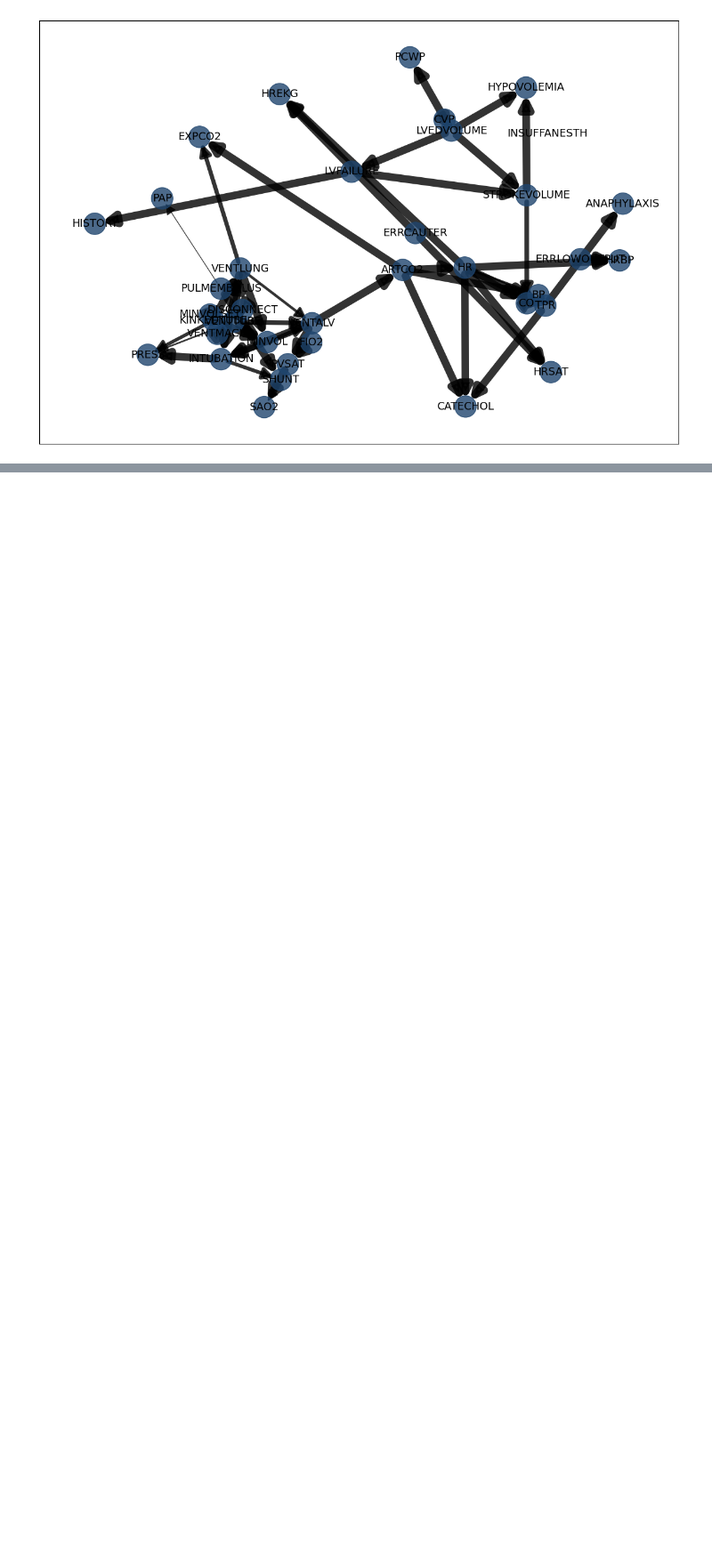
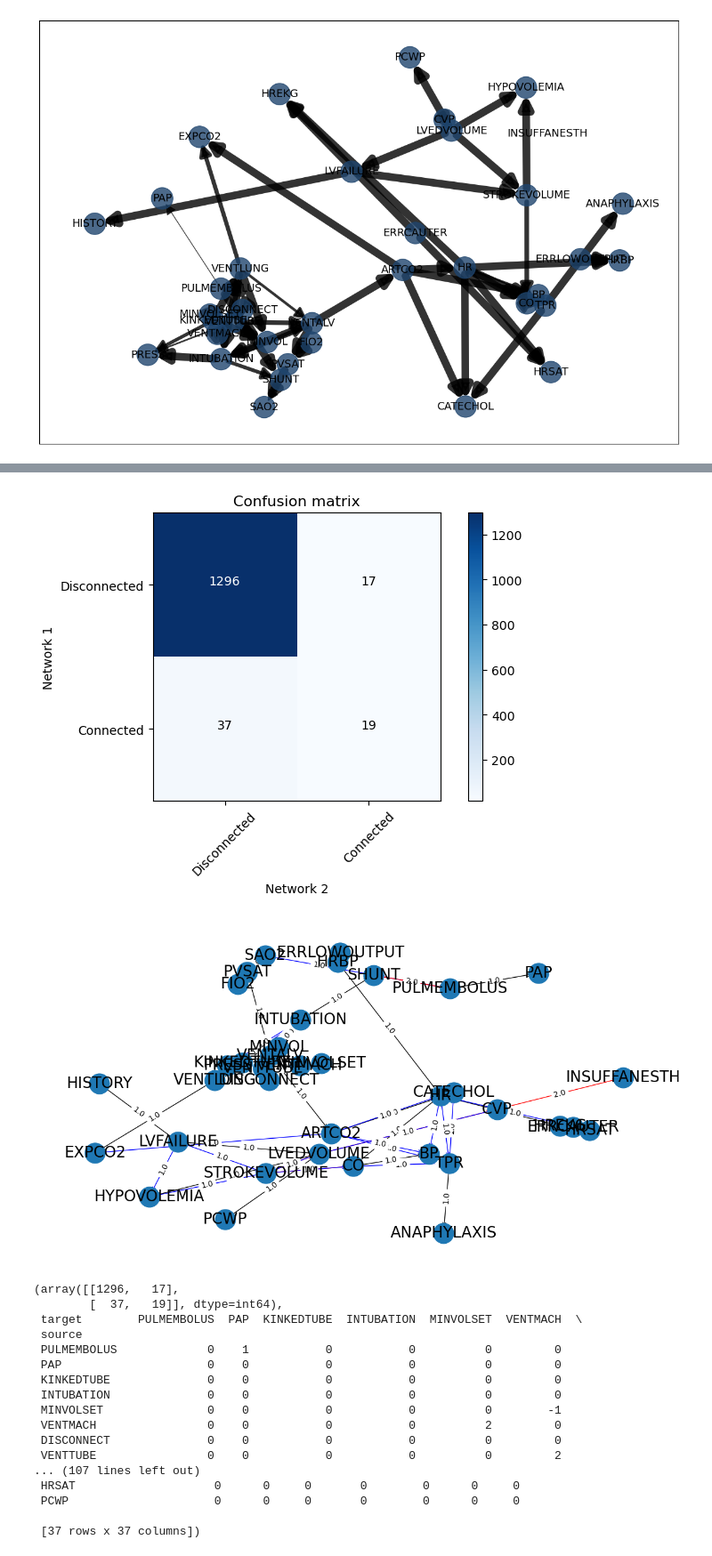
Before and after one commit to Elicit3495/ML_FYP, a Jupyter notebook: Untitled1.ipynb, the cells around one changed output, grey strips where cells are left out. Shown at 89% size. Saved outputs shown, nothing was run; the diff lists cells and outputs as text; code cells hidden in the pictures; blank space fills up the shorter version.

```diff
--- a/Untitled1.ipynb
+++ b/Untitled1.ipynb
@@ -235,0 +212,22 @@ bn.compare_networks(model, model_, pos=G['pos'])
+# %%
+bn.compare_networks(model, model_)
+# %% [output]
+[figure, added]
+[figure, added]
+(array([[1296,   17],
+        [  37,   19]], dtype=int64),
+ target        PULMEMBOLUS  PAP  KINKEDTUBE  INTUBATION  MINVOLSET  VENTMACH  \
+ source
+ PULMEMBOLUS             0    1           0           0          0         0
+ PAP                     0    0           0           0          0         0
+ KINKEDTUBE              0    0           0           0          0         0
+ INTUBATION              0    0           0           0          0         0
+ MINVOLSET               0    0           0           0          0        -1
+ VENTMACH                0    0           0           0          2         0
+ DISCONNECT              0    0           0           0          0         0
+ VENTTUBE                0    0           0           0          0         2
+... (107 lines left out)
+ HRSAT                    0      0     0       0        0      0     0
+ PCWP                     0      0     0       0        0      0     0
+
+ [37 rows x 37 columns])
```
Also changed, not shown: parts of 16 cells of this notebook.
